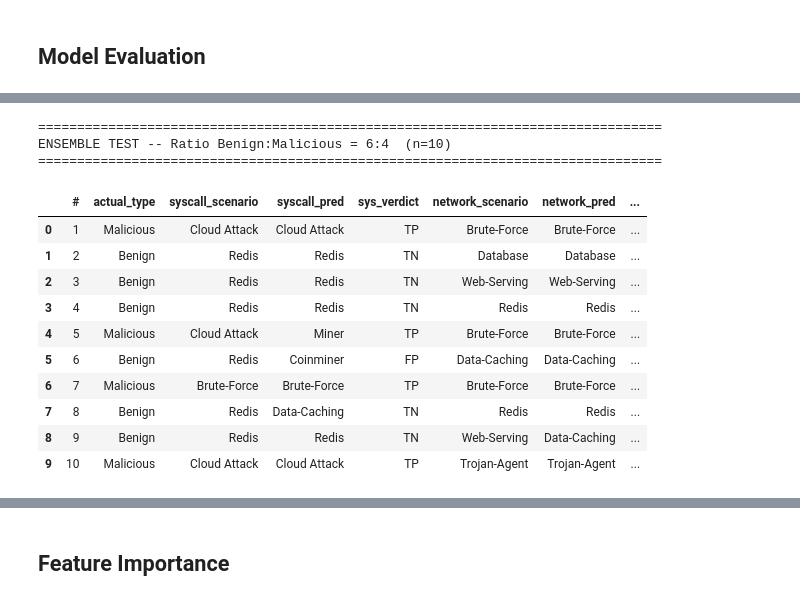
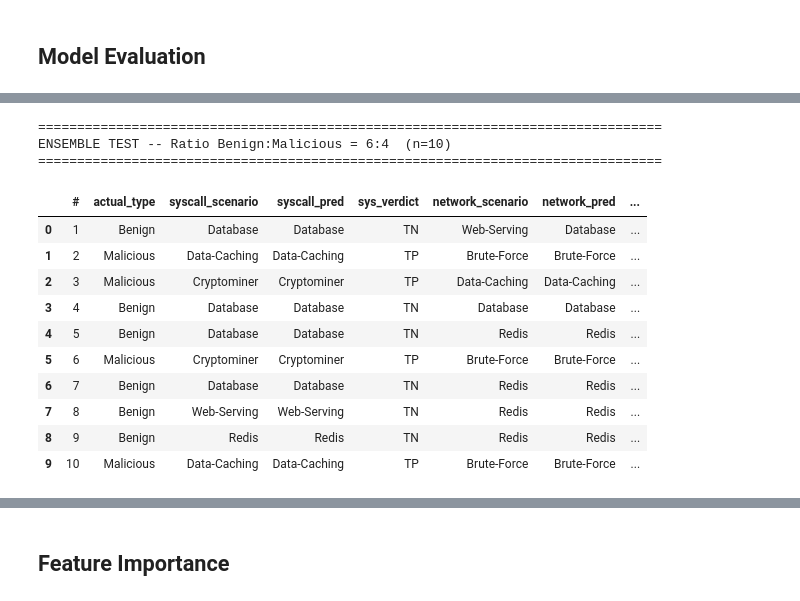
Before and after one commit to danielcristho/K-WATCH, a Jupyter notebook: training/train_model.ipynb, the cells around one changed output, grey strips where cells are left out. Saved outputs shown, nothing was run; the diff lists cells and outputs as text; code cells hidden in the pictures.

```diff
--- a/training/train_model.ipynb
+++ b/training/train_model.ipynb
@@ -544,7 +481,7 @@ weighted avg     0.9391    0.9372    0.9320     30303
 # %%
 # CReate test: with 4:6 samples
 
-MALICIOUS_LABELS = {0, 1, 2, 3, 4}
+MALICIOUS_LABELS = {0, 1, 2, 3, 4, 5}
 
 def robustness_test_4_6(model, X_test, y_test, model_name, total_samples=10):
     y_test_arr = np.array(y_test.reset_index(drop=True))
@@ -657,13 +595,5 @@ TP=6  TN=4  FP=0  FN=0  |  Acc=1.00  Prec=1.00  Recall=1.00  F1=1.00
 # %%
-# === Ensemble: Syscall + Network Combined Prediction ===
-# Strategy: for each sampled instance, get syscall prediction and network prediction
-# independently, then combine with AND/OR
-# Ground truth is consistent: same scenario label for both
-# AND = Malicious only if both agree -> minimize FP
-# OR  = Malicious if either flags   -> minimize FN
-
-MALICIOUS_LABELS = {0, 1, 2, 3, 4}
-
+# Ensemble: Syscall + Network Combined Prediction
 def ensemble_test(syscall_model, network_model,
                   X_test_sys, y_test_sys,
                   X_test_net, y_test_net,
@@ -758,41 +688,41 @@ def ensemble_test(syscall_model, network_model,
         fn = int(np.sum((y_true==1)&(y_pred==0)))
         n  = len(y_true)
         acc  = (tp+tn)/n
         prec = tp/(tp+fp) if (tp+fp)>0 else 0
         rec  = tp/(tp+fn) if (tp+fn)>0 else 0
         f1   = 2*prec*rec/(prec+rec) if (prec+rec)>0 else 0
         return {"Strategy": name, "TP": tp, "TN": tn, "FP": fp, "FN": fn,
                 "Accuracy": round(acc,4), "Precision": round(prec,4),
                 "Recall": round(rec,4), "F1": round(f1,4)}
 
     print(f"{'='*80}")
     print(f"ENSEMBLE TEST -- Ratio Benign:Malicious = {n_benign}:{n_malicious}  (n={len(s_idx)})")
     print(f"{'='*80}")
     display(df)
     print()
     results = [
         metrics(y_true, pred_sys,  "Syscall only"),
         metrics(y_true, pred_net,  "Network only"),
         metrics(y_true, pred_AND,  "AND (both agree)"),
         metrics(y_true, pred_OR,   "OR  (either flags)"),
     ]
     display(pd.DataFrame(results))
 
 np.random.seed(42)
 ensemble_test(dt_syscall, dt_network, X_test_sys, y_test_sys, X_test_net, y_test_net)
 # %% [output]
 ================================================================================
 ENSEMBLE TEST -- Ratio Benign:Malicious = 6:4  (n=10)
 ================================================================================
 |  | # | actual_type | syscall_scenario | syscall_pred | sys_verdict | network_scenario | network_pred | ... |
-| 0 | 1 | Malicious | Cloud Attack | Cloud Attack | TP | Brute-Force | Brute-Force | ... |
-| 1 | 2 | Benign | Redis | Redis | TN | Database | Database | ... |
-| 2 | 3 | Benign | Redis | Redis | TN | Web-Serving | Web-Serving | ... |
-| 3 | 4 | Benign | Redis | Redis | TN | Redis | Redis | ... |
-| 4 | 5 | Malicious | Cloud Attack | Miner | TP | Brute-Force | Brute-Force | ... |
-| 5 | 6 | Benign | Redis | Coinminer | FP | Data-Caching | Data-Caching | ... |
-| 6 | 7 | Malicious | Brute-Force | Brute-Force | TP | Brute-Force | Brute-Force | ... |
-| 7 | 8 | Benign | Redis | Data-Caching | TN | Redis | Redis | ... |
-| 8 | 9 | Benign | Redis | Redis | TN | Web-Serving | Data-Caching | ... |
-| 9 | 10 | Malicious | Cloud Attack | Cloud Attack | TP | Trojan-Agent | Trojan-Agent | ... |
+| 0 | 1 | Benign | Database | Database | TN | Web-Serving | Database | ... |
+| 1 | 2 | Malicious | Data-Caching | Data-Caching | TP | Brute-Force | Brute-Force | ... |
+| 2 | 3 | Malicious | Cryptominer | Cryptominer | TP | Data-Caching | Data-Caching | ... |
+| 3 | 4 | Benign | Database | Database | TN | Database | Database | ... |
+| 4 | 5 | Benign | Database | Database | TN | Redis | Redis | ... |
+| 5 | 6 | Malicious | Cryptominer | Cryptominer | TP | Brute-Force | Brute-Force | ... |
+| 6 | 7 | Benign | Database | Database | TN | Redis | Redis | ... |
+| 7 | 8 | Benign | Web-Serving | Web-Serving | TN | Redis | Redis | ... |
+| 8 | 9 | Benign | Redis | Redis | TN | Redis | Redis | ... |
+| 9 | 10 | Malicious | Data-Caching | Data-Caching | TP | Brute-Force | Brute-Force | ... |
 |  | Strategy | TP | TN | FP | FN | Accuracy | Precision | Recall | F1 |
```
Also changed, not shown: parts of 22 cells of this notebook, 2 other files.
